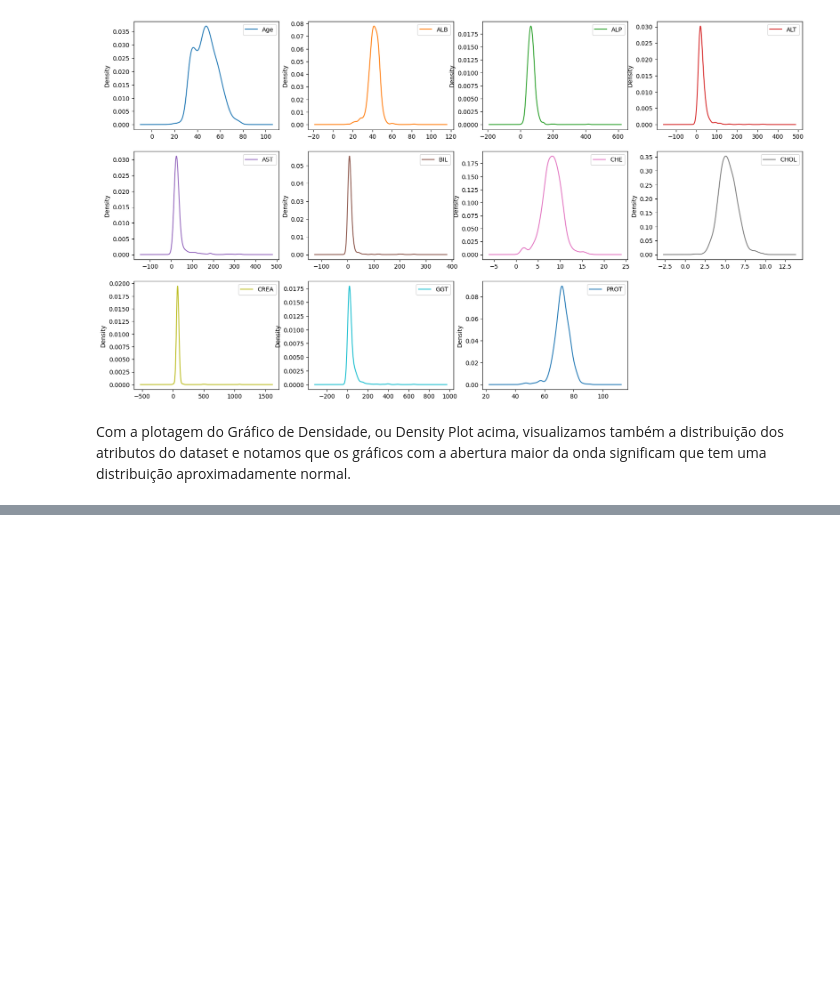
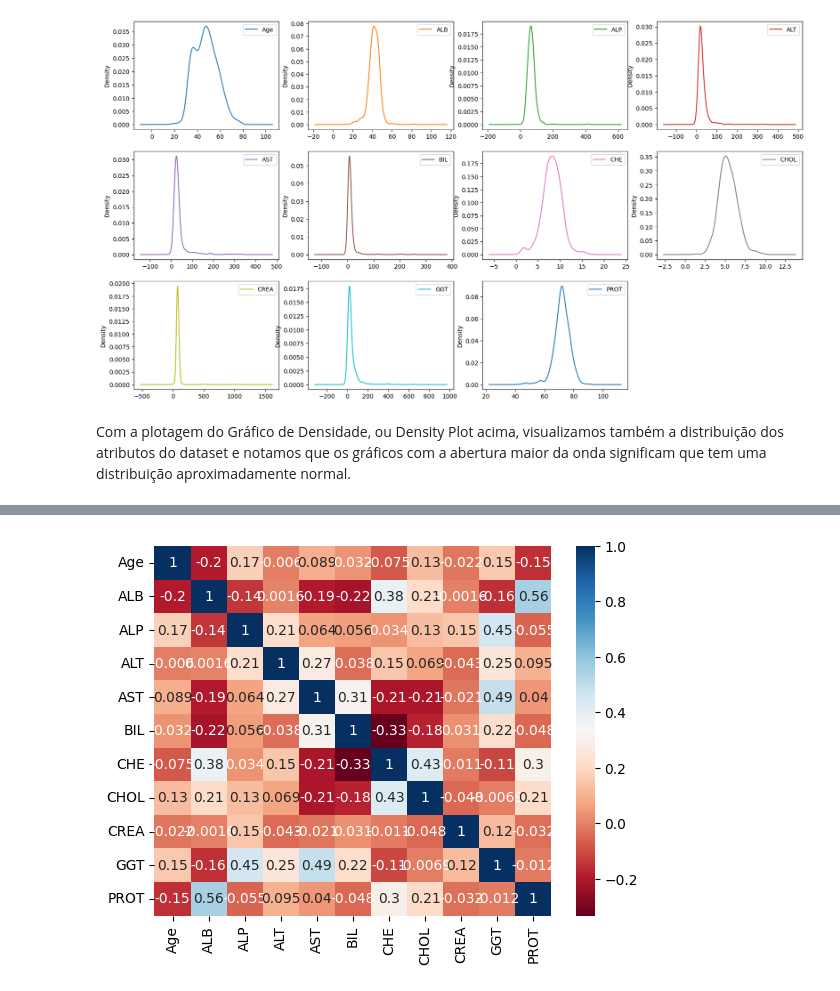
Before and after one commit to joserobertofox/datascience, a Jupyter notebook: MVP1.ipynb, the cells around one changed output, grey strips where cells are left out. Saved outputs shown, nothing was run; the diff lists cells and outputs as text; code cells hidden in the pictures; blank space fills up the shorter version.

```diff
--- a/MVP1.ipynb
+++ b/MVP1.ipynb
@@ -255,0 +274,5 @@ plt.show
+# %%
+# Matriz de Correlação com Matplotlib Seaborn exibe graficamente a correlação entre os atributos numéricos
+sns.heatmap(dataset.corr(), annot=True, cmap='RdBu');
+# %% [output]
+[figure, added]
```
Also changed, not shown: parts of 11 cells of this notebook.
